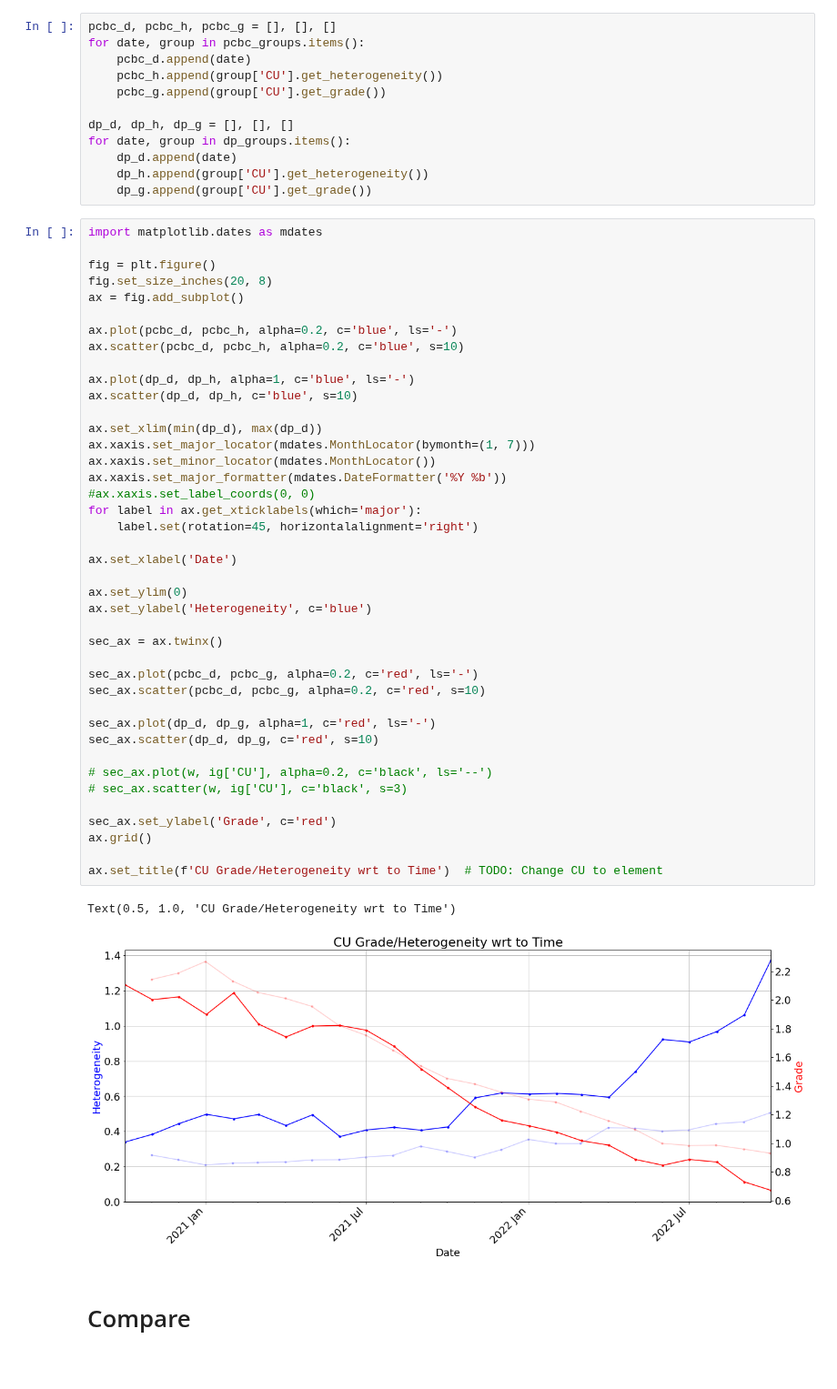
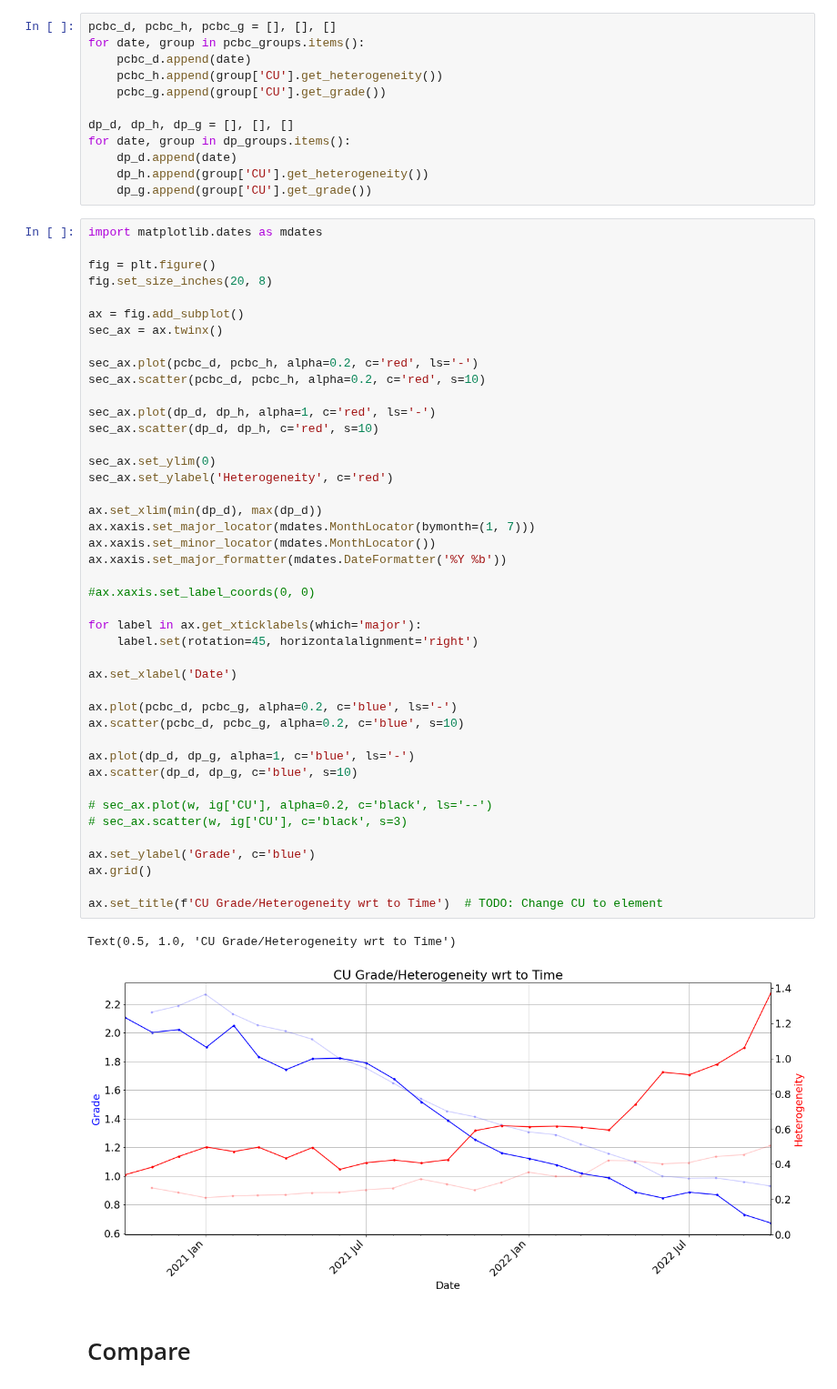
Before and after one commit to jouytrew/masters_pfti, a Jupyter notebook: notebooks/pcbc_vs_dp_wrt_time.ipynb, the cells around one changed output. Shown at 91% size. Saved outputs shown, nothing was run; the diff lists cells and outputs as text.

```diff
--- a/notebooks/pcbc_vs_dp_wrt_time.ipynb
+++ b/notebooks/pcbc_vs_dp_wrt_time.ipynb
@@ -108,47 +108,49 @@ for date, group in dp_groups.items():
 # %%
 import matplotlib.dates as mdates
 
 fig = plt.figure()
 fig.set_size_inches(20, 8)
+
 ax = fig.add_subplot()
+sec_ax = ax.twinx()
 
-ax.plot(pcbc_d, pcbc_h, alpha=0.2, c='blue', ls='-')
-ax.scatter(pcbc_d, pcbc_h, alpha=0.2, c='blue', s=10)
+sec_ax.plot(pcbc_d, pcbc_h, alpha=0.2, c='red', ls='-')
+sec_ax.scatter(pcbc_d, pcbc_h, alpha=0.2, c='red', s=10)
 
-ax.plot(dp_d, dp_h, alpha=1, c='blue', ls='-')
-ax.scatter(dp_d, dp_h, c='blue', s=10)
+sec_ax.plot(dp_d, dp_h, alpha=1, c='red', ls='-')
+sec_ax.scatter(dp_d, dp_h, c='red', s=10)
+
+sec_ax.set_ylim(0)
+sec_ax.set_ylabel('Heterogeneity', c='red')
 
 ax.set_xlim(min(dp_d), max(dp_d))
 ax.xaxis.set_major_locator(mdates.MonthLocator(bymonth=(1, 7)))
 ax.xaxis.set_minor_locator(mdates.MonthLocator())
 ax.xaxis.set_major_formatter(mdates.DateFormatter('%Y %b'))
+
 #ax.xaxis.set_label_coords(0, 0)
+
 for label in ax.get_xticklabels(which='major'):
     label.set(rotation=45, horizontalalignment='right')
 
 ax.set_xlabel('Date')
 
-ax.set_ylim(0)
-ax.set_ylabel('Heterogeneity', c='blue')
+ax.plot(pcbc_d, pcbc_g, alpha=0.2, c='blue', ls='-')
+ax.scatter(pcbc_d, pcbc_g, alpha=0.2, c='blue', s=10)
 
-sec_ax = ax.twinx()
-
-sec_ax.plot(pcbc_d, pcbc_g, alpha=0.2, c='red', ls='-')
-sec_ax.scatter(pcbc_d, pcbc_g, alpha=0.2, c='red', s=10)
-
-sec_ax.plot(dp_d, dp_g, alpha=1, c='red', ls='-')
-sec_ax.scatter(dp_d, dp_g, c='red', s=10)
+ax.plot(dp_d, dp_g, alpha=1, c='blue', ls='-')
+ax.scatter(dp_d, dp_g, c='blue', s=10)
 
 # sec_ax.plot(w, ig['CU'], alpha=0.2, c='black', ls='--')
 # sec_ax.scatter(w, ig['CU'], c='black', s=3)
 
-sec_ax.set_ylabel('Grade', c='red')
+ax.set_ylabel('Grade', c='blue')
 ax.grid()
 
 ax.set_title(f'CU Grade/Heterogeneity wrt to Time')  # TODO: Change CU to element
 # %% [output]
 Text(0.5, 1.0, 'CU Grade/Heterogeneity wrt to Time')
-[figure, old version]
+[figure, new version]
 # %% [markdown]
 # Compare
 # %%
```
Also changed, not shown: parts of 1 cell of this notebook, 3 other files.
